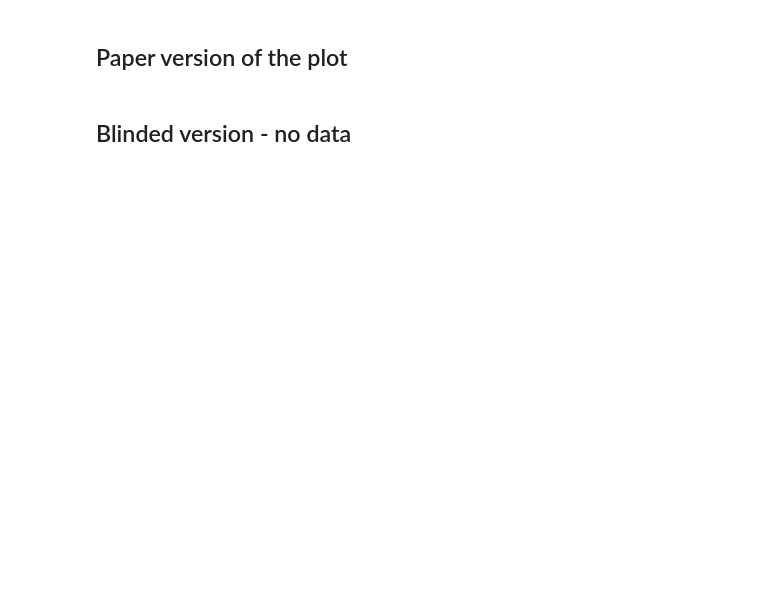
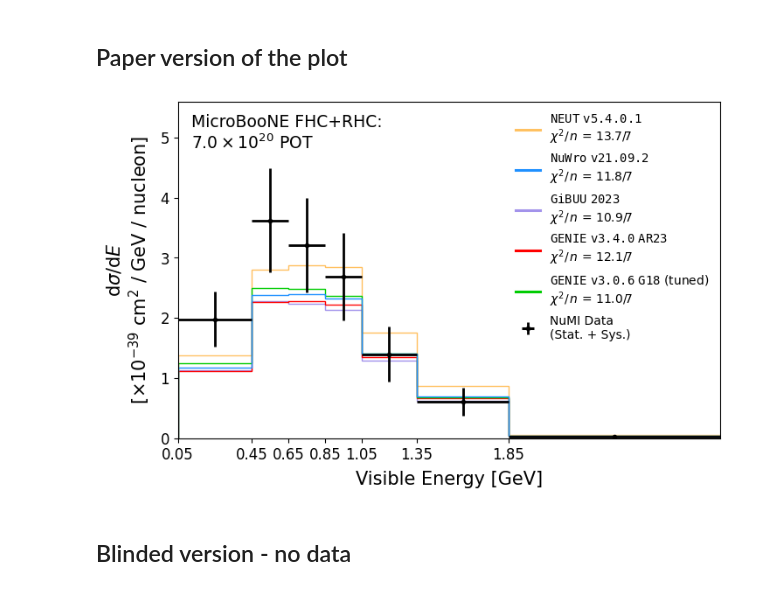
Before and after one commit to abbeybarnard/uB_NuMI_CC_Np, a Jupyter notebook: unfolding.ipynb, the cells around one changed output. Drawn from its saved outputs; the diff is of its cells as text; code cells hidden in the pictures; blank space fills up the shorter version.

Commit message:
Ran through visible energy variable

```diff
--- a/unfolding.ipynb
+++ b/unfolding.ipynb
@@ -34,7 +34,7 @@ cut_level = ""
 
 # Choose your variable!
 # Variables = "Opening Angle", "Proton Multiplicity", "Electron Energy", "Visible Energy"
-name_of_variable = "Electron Energy"
+name_of_variable = "Visible Energy"
 xvar, true_var, bins, xlow, xhigh, x_label, x_ticks = get_variable_info(name_of_variable, ISRUN3, cut_level)
 
 # ELECTRON ENERGY: 0603 for new flux, 0602 for old flux, 0618 for no shower energy correction
@@ -1246,7 +1339,7 @@ nuwro_line = mlines.Line2D([], [], color='dodgerblue',
 data = ax.errorbar(bincenters, result_xsec, xerr=binwidth_plot, yerr=y_err, fmt='o', color='black', ecolor='black', markersize=3,
                    label='NuMI Data\n(Stat. + Sys.)', linewidth=2)
 
-ax.set_ylim(0, 8)
+ax.set_ylim(0, 5.6)
 ax.set_xlim(bins[0], xhigh)
 
 
@@ -1265,33 +1358,35 @@ else:
 
 leg = ax.legend(fontsize=10, frameon=False, ncol=1, loc='upper right',
                 handles=[neut_line, nuwro_line, gibuu_line, genie_line, geniecv_line, data])
 
 for legobj in leg.legend_handles:
     legobj.set_linewidth(2.2)
 
 # ax.text(0.97, 0.61, "MicroBooNE FHC+RHC:\n$7.0\\times10^{20}$ POT",
 #         fontsize=13.5, transform=ax.transAxes, horizontalalignment='right')
 
 #ax.text(0.025, 0.87, "MicroBooNE FHC+RHC: $7.0\\times10^{20}$ POT \nIn Progress",
         #fontsize=12, transform=ax.transAxes, horizontalalignment='left')
 
 ax.text(0.025, 0.861, "MicroBooNE FHC+RHC:\n$7.0\\times10^{20}$ POT",
         fontsize=13.5, transform=ax.transAxes, horizontalalignment='left')
 
 #ax.text(0.025, 0.915, "MicroBooNE FHC: $2.0\\times10^{20}$ POT",
         #fontsize=13.5, transform=ax.transAxes, horizontalalignment='left')
 
 #ax.text(0.025, 0.915, "MicroBooNE RHC: $5.0\\times10^{20}$ POT",
         #fontsize=13.5, transform=ax.transAxes, horizontalalignment='left')
 
 # Save the figure
 #plt.savefig("/Users/abarnard/phd/ccnp/uBNuMI_CC1eNp/plots/unfolded/result_"+xvar+".pdf", transparent=False, bbox_inches='tight')
 
 #plt.savefig("/Users/abarnard/Desktop/analysis_plots/unfolded/result_"+xvar+".pdf", transparent=False, bbox_inches='tight')
 
 #plt.savefig("/Users/abarnard/Desktop/result_"+xvar+"_Updated.pdf", transparent=False, bbox_inches='tight')
 
 plt.show()
+# %% [output]
+[figure, added]
 # %% [markdown]
 ## Blinded version - no data
 # %%
```
Also changed, not shown: parts of 33 cells of this notebook, 4 other files.
